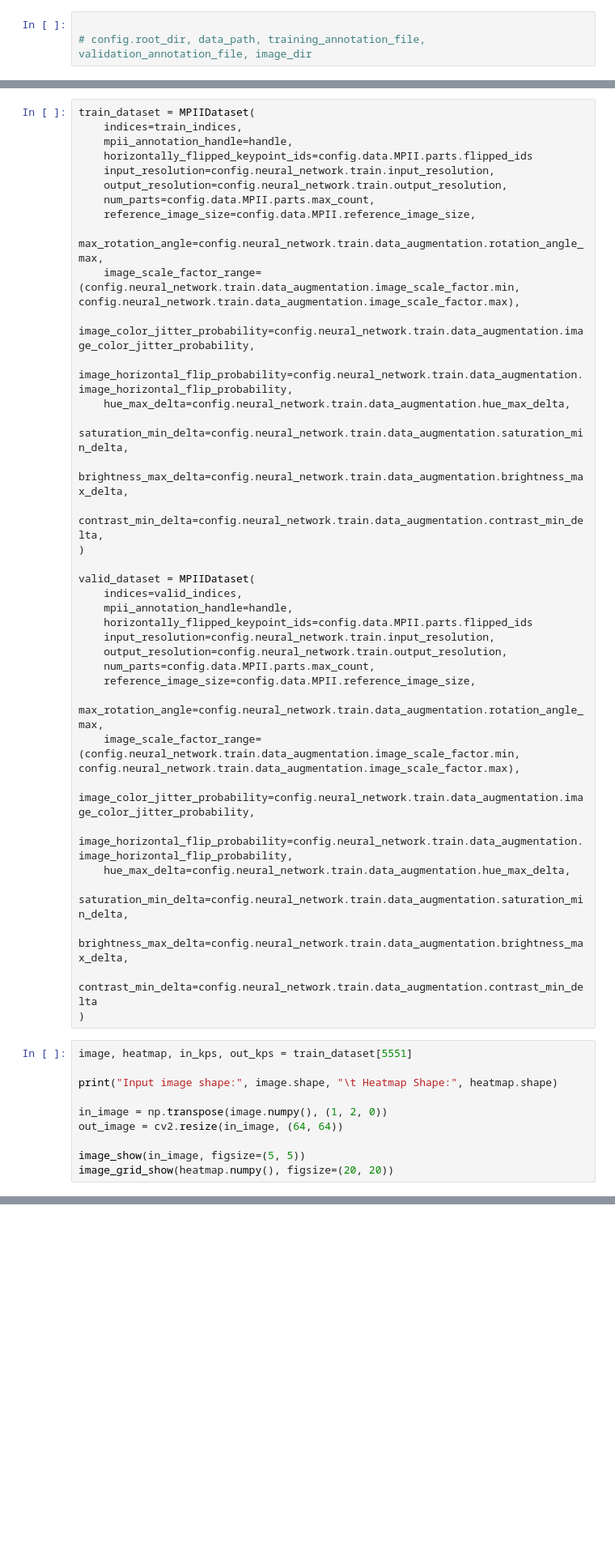
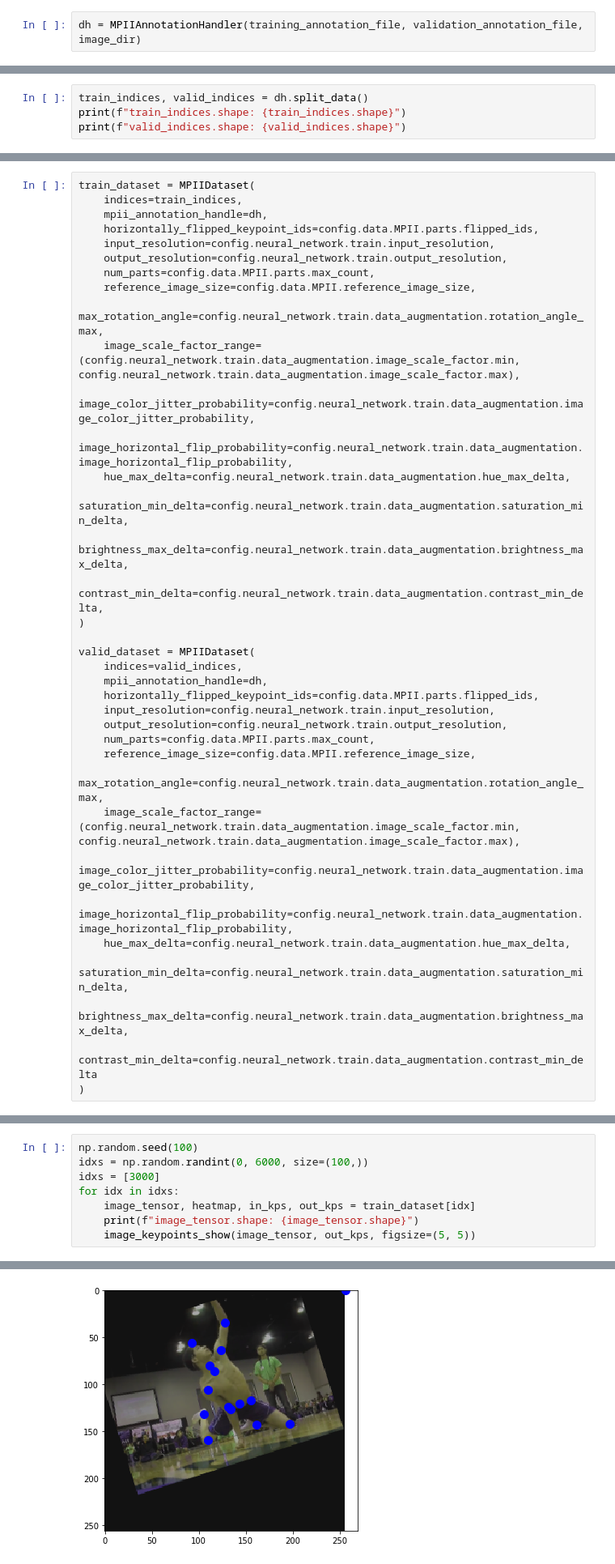
Before and after one commit to adipandas/torch_shnet, a Jupyter notebook: notebooks/testing.ipynb, the cells around one changed output, grey strips where cells are left out. Shown: that part at 81% size. Cells and saved outputs as stored; diff of their text form; blank space fills up the shorter version.

```diff
--- a/notebooks/testing.ipynb
+++ b/notebooks/testing.ipynb
@@ -46,3 +64,2 @@ from utils.data import MPIIAnnotationHandler
 # %%
-
-# config.root_dir, data_path, training_annotation_file, validation_annotation_file, image_dir
+dh = MPIIAnnotationHandler(training_annotation_file, validation_annotation_file, image_dir)
@@ -66,0 +93,4 @@ train_indices.shape, valid_indices.shape
+# %%
+train_indices, valid_indices = dh.split_data()
+print(f"train_indices.shape: {train_indices.shape}")
+print(f"valid_indices.shape: {valid_indices.shape}")
@@ -71,8 +104,8 @@ from utils.data import MPIIDataset
 # %%
 train_dataset = MPIIDataset(
     indices=train_indices,
-    mpii_annotation_handle=handle,
-    horizontally_flipped_keypoint_ids=config.data.MPII.parts.flipped_ids
+    mpii_annotation_handle=dh,
+    horizontally_flipped_keypoint_ids=config.data.MPII.parts.flipped_ids,
     input_resolution=config.neural_network.train.input_resolution,
     output_resolution=config.neural_network.train.output_resolution,
     num_parts=config.data.MPII.parts.max_count,
@@ -89,8 +122,8 @@ train_dataset = MPIIDataset(
 
 valid_dataset = MPIIDataset(
     indices=valid_indices,
-    mpii_annotation_handle=handle,
-    horizontally_flipped_keypoint_ids=config.data.MPII.parts.flipped_ids
+    mpii_annotation_handle=dh,
+    horizontally_flipped_keypoint_ids=config.data.MPII.parts.flipped_ids,
     input_resolution=config.neural_network.train.input_resolution,
     output_resolution=config.neural_network.train.output_resolution,
     num_parts=config.data.MPII.parts.max_count,
@@ -104,13 +137,3 @@ valid_dataset = MPIIDataset(
     brightness_max_delta=config.neural_network.train.data_augmentation.brightness_max_delta,
     contrast_min_delta=config.neural_network.train.data_augmentation.contrast_min_delta
 )
-# %%
-image, heatmap, in_kps, out_kps = train_dataset[5551]
-
-print("Input image shape:", image.shape, "\t Heatmap Shape:", heatmap.shape)
-
-in_image = np.transpose(image.numpy(), (1, 2, 0))
-out_image = cv2.resize(in_image, (64, 64))
-
-image_show(in_image, figsize=(5, 5))
-image_grid_show(heatmap.numpy(), figsize=(20, 20))
@@ -135,0 +140,9 @@ Input image shape: torch.Size([3, 256, 256])     Heatmap Shape: torch.Size([16,
+# %%
+np.random.seed(100)
+idxs = np.random.randint(0, 6000, size=(100,))
+idxs = [3000]
+for idx in idxs:
+    image_tensor, heatmap, in_kps, out_kps = train_dataset[idx]
+    print(f"image_tensor.shape: {image_tensor.shape}")
+    image_keypoints_show(image_tensor, out_kps, figsize=(5, 5))
+# %% [output]
@@ -135,0 +151 @@ Input image shape: torch.Size([3, 256, 256])     Heatmap Shape: torch.Size([16,
+[figure, added]
```
Also changed, not shown: parts of 18 cells of this notebook, 5 other files.
